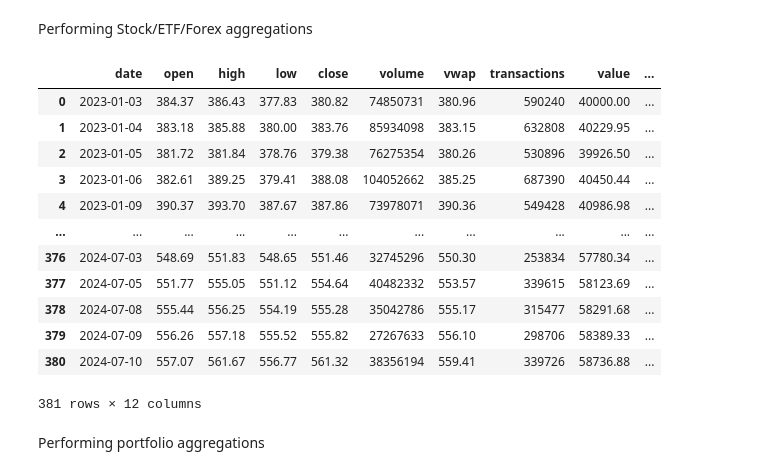
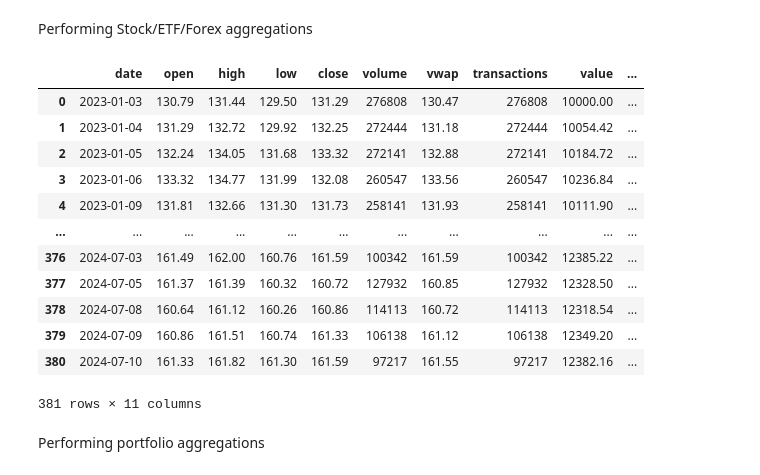
Before and after one commit to Swaxie/SkillStorm-Project-1, a Jupyter notebook: polygon_etl.ipynb, the cells around one changed output. Drawn from its saved outputs; the diff is of its cells as text; code cells hidden in the pictures.

```diff
--- a/polygon_etl.ipynb
+++ b/polygon_etl.ipynb
@@ -221,56 +221,61 @@ Performing Stock/ETF/Forex aggregations
 # %%
 rf = 0.0546
 
 SPY_etf_data['value'] = (SPY_etf_data['vwap'] * SPY_shares).round(2)
 SPY_etf_data['cumulative return'] = (SPY_etf_data['value'] - SPY_etf_data['value'].iat[0])/SPY_etf_data['value'].iat[0]
-SPY_etf_data['volatility'] = SPY_etf_data['vwap'].rolling(len(SPY_etf_data),min_periods=2).std()
-SPY_etf_data['sharpe'] = (SPY_etf_data['cumulative return'] - rf)/(SPY_etf_data['cumulative return'].rolling(len(SPY_etf_data),min_periods=2).std())
+SPY_etf_data['volatility'] = SPY_etf_data['vwap'].rolling(len(SPY_etf_data),min_periods=1).std()
+SPY_etf_data['sharpe'] = (SPY_etf_data['cumulative return'] - rf)/(SPY_etf_data['cumulative return'].rolling(len(SPY_etf_data),min_periods=1).std())
+SPY_etf_data.fillna(0, inplace=True)
 
 AMZN_stock_data['value'] = (AMZN_stock_data['vwap'] * AMZN_shares).round(2)
 AMZN_stock_data['cumulative return'] = (AMZN_stock_data['value'] - AMZN_stock_data['value'].iat[0])/AMZN_stock_data['value'].iat[0]
-AMZN_stock_data['volatility'] = AMZN_stock_data['vwap'].rolling(len(AMZN_stock_data),min_periods=2).std()
-AMZN_stock_data['sharpe'] = (AMZN_stock_data['cumulative return'] - rf)/(AMZN_stock_data['cumulative return'].rolling(len(AMZN_stock_data),min_periods=2).std())
+AMZN_stock_data['volatility'] = AMZN_stock_data['vwap'].rolling(len(AMZN_stock_data),min_periods=1).std()
+AMZN_stock_data['sharpe'] = (AMZN_stock_data['cumulative return'] - rf)/(AMZN_stock_data['cumulative return'].rolling(len(AMZN_stock_data),min_periods=1).std())
+AMZN_stock_data.fillna(0, inplace=True)
 
 TSM_stock_data['value'] = (TSM_stock_data['vwap'] * TSM_shares).round(2)
 TSM_stock_data['cumulative return'] = (TSM_stock_data['value'] - TSM_stock_data['value'].iat[0])/TSM_stock_data['value'].iat[0]
-TSM_stock_data['volatility'] = TSM_stock_data['vwap'].rolling(len(TSM_stock_data),min_periods=2).std()
-TSM_stock_data['sharpe'] = (TSM_stock_data['cumulative return'] - rf)/(TSM_stock_data['cumulative return'].rolling(len(TSM_stock_data),min_periods=2).std())
+TSM_stock_data['volatility'] = TSM_stock_data['vwap'].rolling(len(TSM_stock_data),min_periods=1).std()
+TSM_stock_data['sharpe'] = (TSM_stock_data['cumulative return'] - rf)/(TSM_stock_data['cumulative return'].rolling(len(TSM_stock_data),min_periods=1).std())
+TSM_stock_data.fillna(0, inplace=True)
 
 AXP_stock_data['value'] = (AXP_stock_data['vwap'] * AXP_shares).round(2)
 AXP_stock_data['cumulative return'] = (AXP_stock_data['value'] - AXP_stock_data['value'].iat[0])/AXP_stock_data['value'].iat[0]
-AXP_stock_data['volatility'] = AXP_stock_data['vwap'].rolling(len(AXP_stock_data),min_periods=2).std()
-AXP_stock_data['sharpe'] = (AXP_stock_data['cumulative return'] - rf)/(AXP_stock_data['cumulative return'].rolling(len(AXP_stock_data),min_periods=2).std())
+AXP_stock_data['volatility'] = AXP_stock_data['vwap'].rolling(len(AXP_stock_data),min_periods=1).std()
+AXP_stock_data['sharpe'] = (AXP_stock_data['cumulative return'] - rf)/(AXP_stock_data['cumulative return'].rolling(len(AXP_stock_data),min_periods=1).std())
+AXP_stock_data.fillna(0, inplace=True)
 
 CELH_stock_data['value'] = (CELH_stock_data['vwap'] * CELH_shares).round(2)
 CELH_stock_data['cumulative return'] = (CELH_stock_data['value'] - CELH_stock_data['value'].iat[0])/CELH_stock_data['value'].iat[0]
-CELH_stock_data['volatility'] = CELH_stock_data['vwap'].rolling(len(CELH_stock_data),min_periods=2).std()
-CELH_stock_data['sharpe'] = (CELH_stock_data['cumulative return'] - rf)/(CELH_stock_data['cumulative return'].rolling(len(CELH_stock_data),min_periods=2).std())
+CELH_stock_data['volatility'] = CELH_stock_data['vwap'].rolling(len(CELH_stock_data),min_periods=1).std()
+CELH_stock_data['sharpe'] = (CELH_stock_data['cumulative return'] - rf)/(CELH_stock_data['cumulative return'].rolling(len(CELH_stock_data),min_periods=1).std())
+CELH_stock_data.fillna(0, inplace=True)
 
 NVDA_stock_data['value'] = (NVDA_stock_data['vwap'] * NVDA_shares).round(2)
 NVDA_stock_data['cumulative return'] = (NVDA_stock_data['value'] - NVDA_stock_data['value'].iat[0])/NVDA_stock_data['value'].iat[0]
-NVDA_stock_data['volatility'] = NVDA_stock_data['vwap'].rolling(len(NVDA_stock_data),min_periods=2).std()
-NVDA_stock_data['sharpe'] = (NVDA_stock_data['cumulative return'] - rf)/(NVDA_stock_data['cumulative return'].rolling(len(NVDA_stock_data),min_periods=2).std())
+NVDA_stock_data['volatility'] = NVDA_stock_data['vwap'].rolling(len(NVDA_stock_data),min_periods=1).std()
+NVDA_stock_data['sharpe'] = (NVDA_stock_data['cumulative return'] - rf)/(NVDA_stock_data['cumulative return'].rolling(len(NVDA_stock_data),min_periods=1).std())
+NVDA_stock_data.fillna(0, inplace=True)
 
 USDJPY_forex_data['value'] = (USDJPY_forex_data['vwap'] * USDJPY_shares).round(2)
 USDJPY_forex_data['cumulative return'] = (USDJPY_forex_data['value'] - USDJPY_forex_data['value'].iat[0])/USDJPY_forex_data['value'].iat[0]
 USDJPY_forex_data['percent change'] = USDJPY_forex_data['value'].pct_change()
-USDJPY_forex_data.loc[0, 'percent change'] = 0
-
-SPY_etf_data
+USDJPY_forex_data.fillna(0, inplace=True)
+USDJPY_forex_data
 # %% [output]
 |  | date | open | high | low | close | volume | vwap | transactions | value | ... |
-| 0 | 2023-01-03 | 384.37 | 386.43 | 377.83 | 380.82 | 74850731 | 380.96 | 590240 | 40000.00 | ... |
-| 1 | 2023-01-04 | 383.18 | 385.88 | 380.00 | 383.76 | 85934098 | 383.15 | 632808 | 40229.95 | ... |
-| 2 | 2023-01-05 | 381.72 | 381.84 | 378.76 | 379.38 | 76275354 | 380.26 | 530896 | 39926.50 | ... |
-| 3 | 2023-01-06 | 382.61 | 389.25 | 379.41 | 388.08 | 104052662 | 385.25 | 687390 | 40450.44 | ... |
-| 4 | 2023-01-09 | 390.37 | 393.70 | 387.67 | 387.86 | 73978071 | 390.36 | 549428 | 40986.98 | ... |
+| 0 | 2023-01-03 | 130.79 | 131.44 | 129.50 | 131.29 | 276808 | 130.47 | 276808 | 10000.00 | ... |
+| 1 | 2023-01-04 | 131.29 | 132.72 | 129.92 | 132.25 | 272444 | 131.18 | 272444 | 10054.42 | ... |
+| 2 | 2023-01-05 | 132.24 | 134.05 | 131.68 | 133.32 | 272141 | 132.88 | 272141 | 10184.72 | ... |
+| 3 | 2023-01-06 | 133.32 | 134.77 | 131.99 | 132.08 | 260547 | 133.56 | 260547 | 10236.84 | ... |
+| 4 | 2023-01-09 | 131.81 | 132.66 | 131.30 | 131.73 | 258141 | 131.93 | 258141 | 10111.90 | ... |
 | ... | ... | ... | ... | ... | ... | ... | ... | ... | ... | ... |
-| 376 | 2024-07-03 | 548.69 | 551.83 | 548.65 | 551.46 | 32745296 | 550.30 | 253834 | 57780.34 | ... |
-| 377 | 2024-07-05 | 551.77 | 555.05 | 551.12 | 554.64 | 40482332 | 553.57 | 339615 | 58123.69 | ... |
-| 378 | 2024-07-08 | 555.44 | 556.25 | 554.19 | 555.28 | 35042786 | 555.17 | 315477 | 58291.68 | ... |
-| 379 | 2024-07-09 | 556.26 | 557.18 | 555.52 | 555.82 | 27267633 | 556.10 | 298706 | 58389.33 | ... |
-| 380 | 2024-07-10 | 557.07 | 561.67 | 556.77 | 561.32 | 38356194 | 559.41 | 339726 | 58736.88 | ... |
+| 376 | 2024-07-03 | 161.49 | 162.00 | 160.76 | 161.59 | 100342 | 161.59 | 100342 | 12385.22 | ... |
+| 377 | 2024-07-05 | 161.37 | 161.39 | 160.32 | 160.72 | 127932 | 160.85 | 127932 | 12328.50 | ... |
+| 378 | 2024-07-08 | 160.64 | 161.12 | 160.26 | 160.86 | 114113 | 160.72 | 114113 | 12318.54 | ... |
+| 379 | 2024-07-09 | 160.86 | 161.51 | 160.74 | 161.33 | 106138 | 161.12 | 106138 | 12349.20 | ... |
+| 380 | 2024-07-10 | 161.33 | 161.82 | 161.30 | 161.59 | 97217 | 161.55 | 97217 | 12382.16 | ... |
-381 rows × 12 columns
+381 rows × 11 columns
 # %% [markdown]
 Performing portfolio aggregations
 # %%
```
Also changed, not shown: parts of 4 cells of this notebook.
